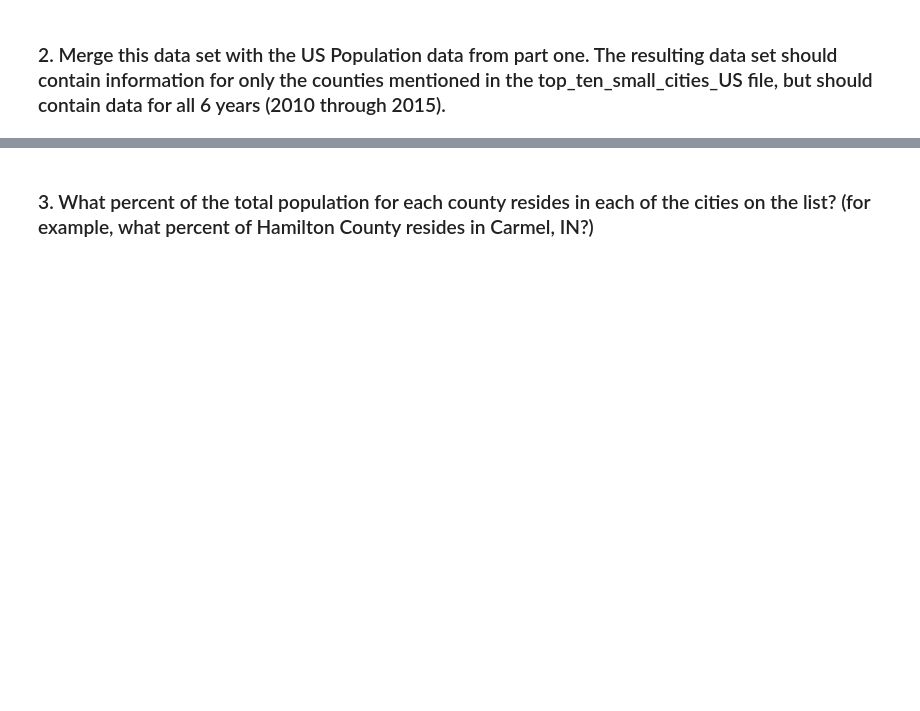
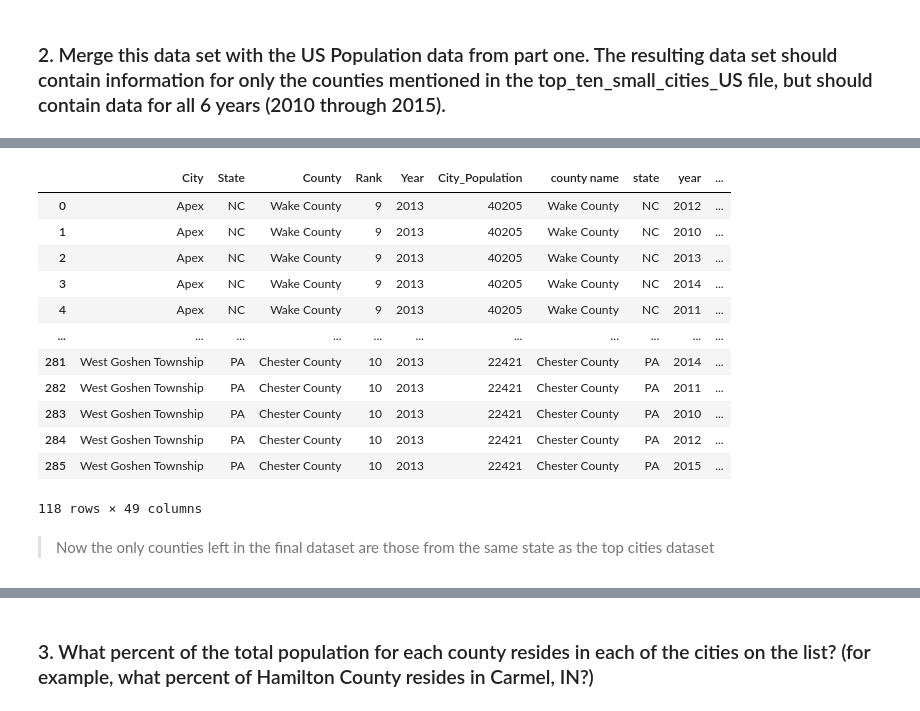
Before and after one commit to jpetersen626/Nielsen_Interview_Analytics, a Jupyter notebook: Nielsen_Analytics_Case_Study_JP.ipynb, the cells around one changed output, grey strips where cells are left out. Saved outputs shown, nothing was run; the diff lists cells and outputs as text; code cells hidden in the pictures; blank space fills up the shorter version.

```diff
--- a/Nielsen_Analytics_Case_Study_JP.ipynb
+++ b/Nielsen_Analytics_Case_Study_JP.ipynb
@@ -547,0 +659,4 @@ As far as next steps, I might next go into the details for the smaller counties
+# %%
+# creating column to compare whether the different state columns are the same
+data_final['equal'] = np.where(data_final['State'] != data_final['state'], False, True)
+data_final.head(10)
@@ -547,0 +676,20 @@ As far as next steps, I might next go into the details for the smaller counties
+# %%
+# filtering out the rows where the states don't match
+data_final = data_final[data_final['equal'] == True]
+data_final
+# %% [output]
+|  | City | State | County | Rank | Year | City_Population | county name | state | year | ... |
+| 0 | Apex | NC | Wake County | 9 | 2013 | 40205 | Wake County | NC | 2012 | ... |
+| 1 | Apex | NC | Wake County | 9 | 2013 | 40205 | Wake County | NC | 2010 | ... |
+| 2 | Apex | NC | Wake County | 9 | 2013 | 40205 | Wake County | NC | 2013 | ... |
+| 3 | Apex | NC | Wake County | 9 | 2013 | 40205 | Wake County | NC | 2014 | ... |
+| 4 | Apex | NC | Wake County | 9 | 2013 | 40205 | Wake County | NC | 2011 | ... |
+| ... | ... | ... | ... | ... | ... | ... | ... | ... | ... | ... |
+| 281 | West Goshen Township | PA | Chester County | 10 | 2013 | 22421 | Chester County | PA | 2014 | ... |
+| 282 | West Goshen Township | PA | Chester County | 10 | 2013 | 22421 | Chester County | PA | 2011 | ... |
+| 283 | West Goshen Township | PA | Chester County | 10 | 2013 | 22421 | Chester County | PA | 2010 | ... |
+| 284 | West Goshen Township | PA | Chester County | 10 | 2013 | 22421 | Chester County | PA | 2012 | ... |
+| 285 | West Goshen Township | PA | Chester County | 10 | 2013 | 22421 | Chester County | PA | 2015 | ... |
+118 rows × 49 columns
+# %% [markdown]
+> Now the only counties left in the final dataset are those from the same state as the top cities dataset
```
Also changed, not shown: parts of 27 cells of this notebook.
